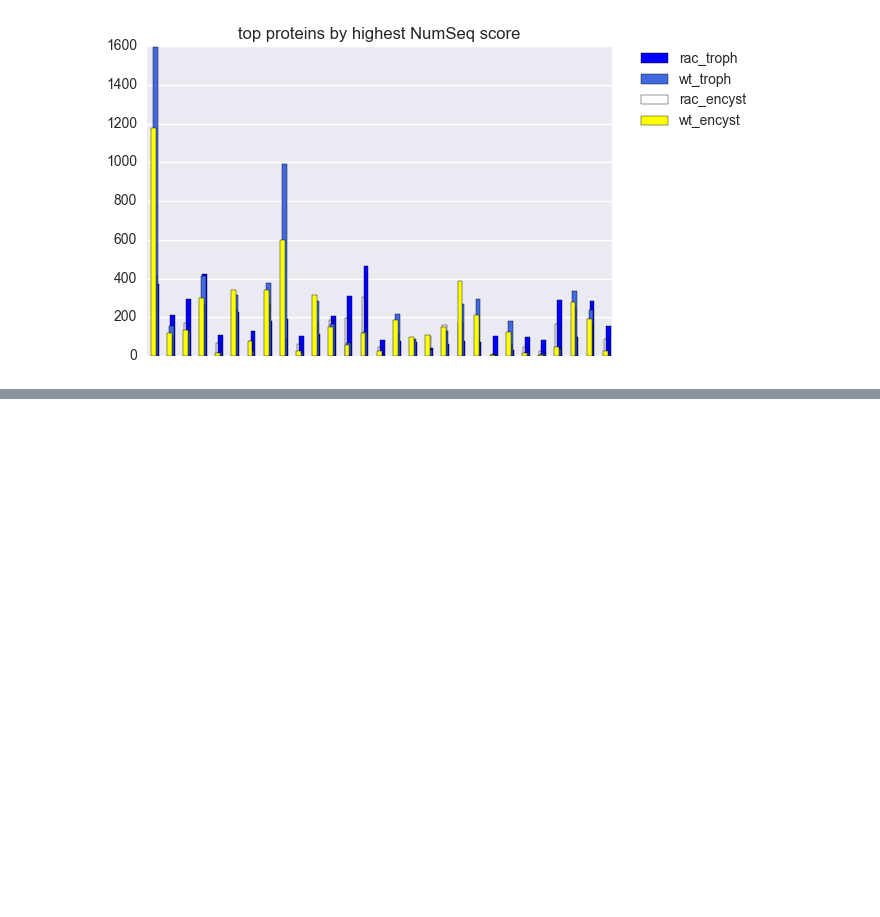
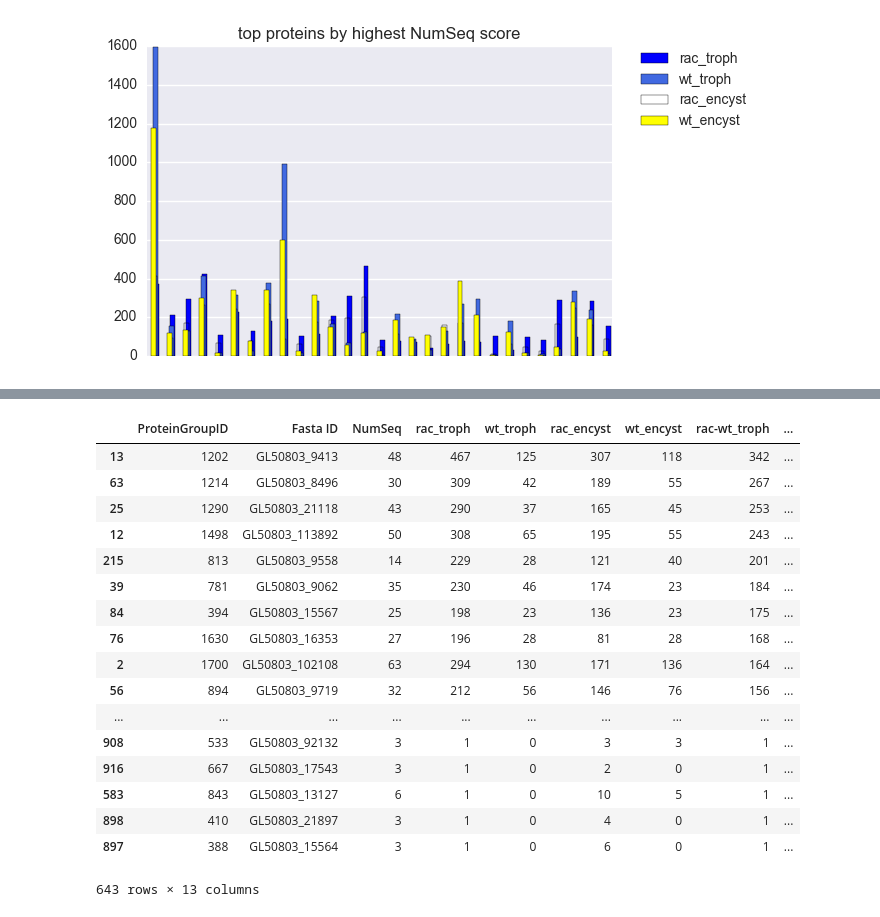
Before and after one commit to atpased/Giardia-encystation-Rac-interactors-, a Jupyter notebook: Giardia.ipynb, the cells around one changed output, grey strips where cells are left out. Saved outputs shown, nothing was run; the diff lists cells and outputs as text; code cells hidden in the pictures; blank space fills up the shorter version.

```diff
--- a/Giardia.ipynb
+++ b/Giardia.ipynb
@@ -102,6 +107,27 @@ encyst_prot_by_dif = sig_data.sort_values(by = 'rac-wt_encyst', ascending = Fals
 
 troph_prot_by_dif['Fasta ID'].to_csv('Rac_Interactors_troph_dif.fasta', index = False)
 encyst_prot_by_dif['Fasta ID'].to_csv('Rac_Interactors_encyst_dif.fasta')
+# %%
+troph_prot_by_dif[troph_prot_by_dif.rac_wt_troph > 0]
+# %% [output]
+|  | ProteinGroupID | Fasta ID | NumSeq | rac_troph | wt_troph | rac_encyst | wt_encyst | rac-wt_troph | ... |
+| 13 | 1202 | GL50803_9413 | 48 | 467 | 125 | 307 | 118 | 342 | ... |
+| 63 | 1214 | GL50803_8496 | 30 | 309 | 42 | 189 | 55 | 267 | ... |
+| 25 | 1290 | GL50803_21118 | 43 | 290 | 37 | 165 | 45 | 253 | ... |
+| 12 | 1498 | GL50803_113892 | 50 | 308 | 65 | 195 | 55 | 243 | ... |
+| 215 | 813 | GL50803_9558 | 14 | 229 | 28 | 121 | 40 | 201 | ... |
+| 39 | 781 | GL50803_9062 | 35 | 230 | 46 | 174 | 23 | 184 | ... |
+| 84 | 394 | GL50803_15567 | 25 | 198 | 23 | 136 | 23 | 175 | ... |
+| 76 | 1630 | GL50803_16353 | 27 | 196 | 28 | 81 | 28 | 168 | ... |
+| 2 | 1700 | GL50803_102108 | 63 | 294 | 130 | 171 | 136 | 164 | ... |
+| 56 | 894 | GL50803_9719 | 32 | 212 | 56 | 146 | 76 | 156 | ... |
+| ... | ... | ... | ... | ... | ... | ... | ... | ... | ... |
+| 908 | 533 | GL50803_92132 | 3 | 1 | 0 | 3 | 3 | 1 | ... |
+| 916 | 667 | GL50803_17543 | 3 | 1 | 0 | 2 | 0 | 1 | ... |
+| 583 | 843 | GL50803_13127 | 6 | 1 | 0 | 10 | 5 | 1 | ... |
+| 898 | 410 | GL50803_21897 | 3 | 1 | 0 | 4 | 0 | 1 | ... |
+| 897 | 388 | GL50803_15564 | 3 | 1 | 0 | 6 | 0 | 1 | ... |
+643 rows × 13 columns
 # %%
 #sig_data.sort('Fasta ID')
 protein_data = pd.read_csv('GeneByLocusTag_Summary.txt', sep = '\t')
```
Also changed, not shown: parts of 6 cells of this notebook, 1 other file.
